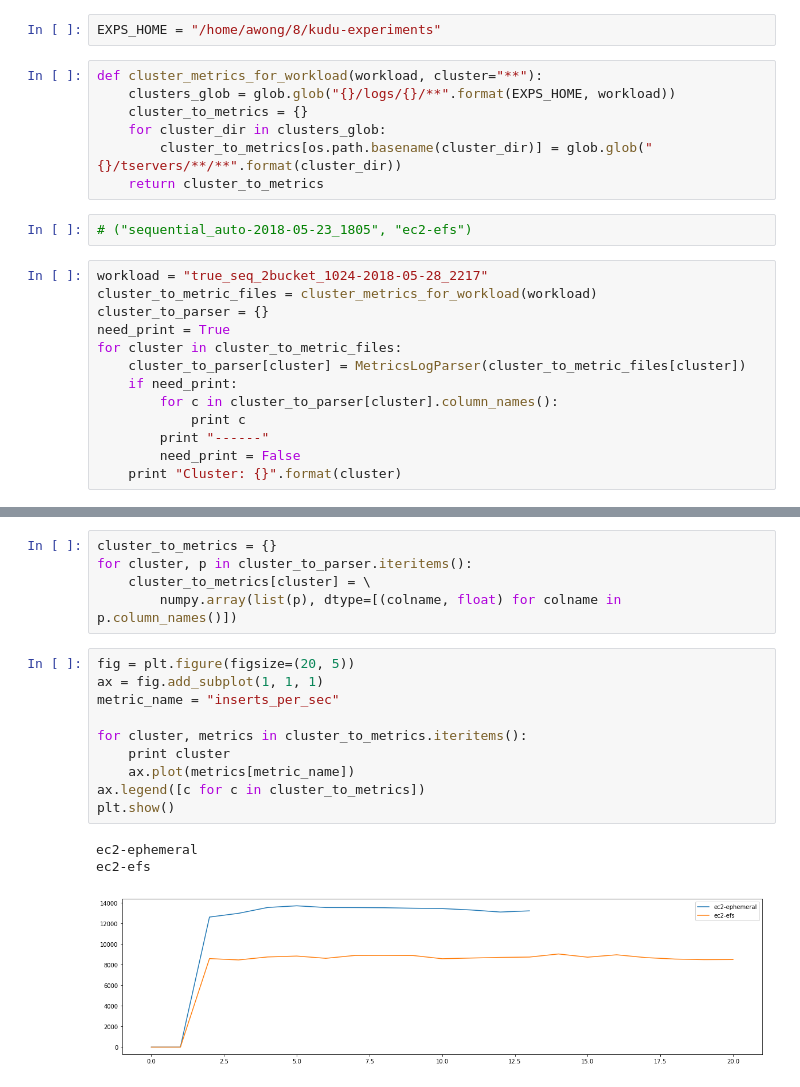
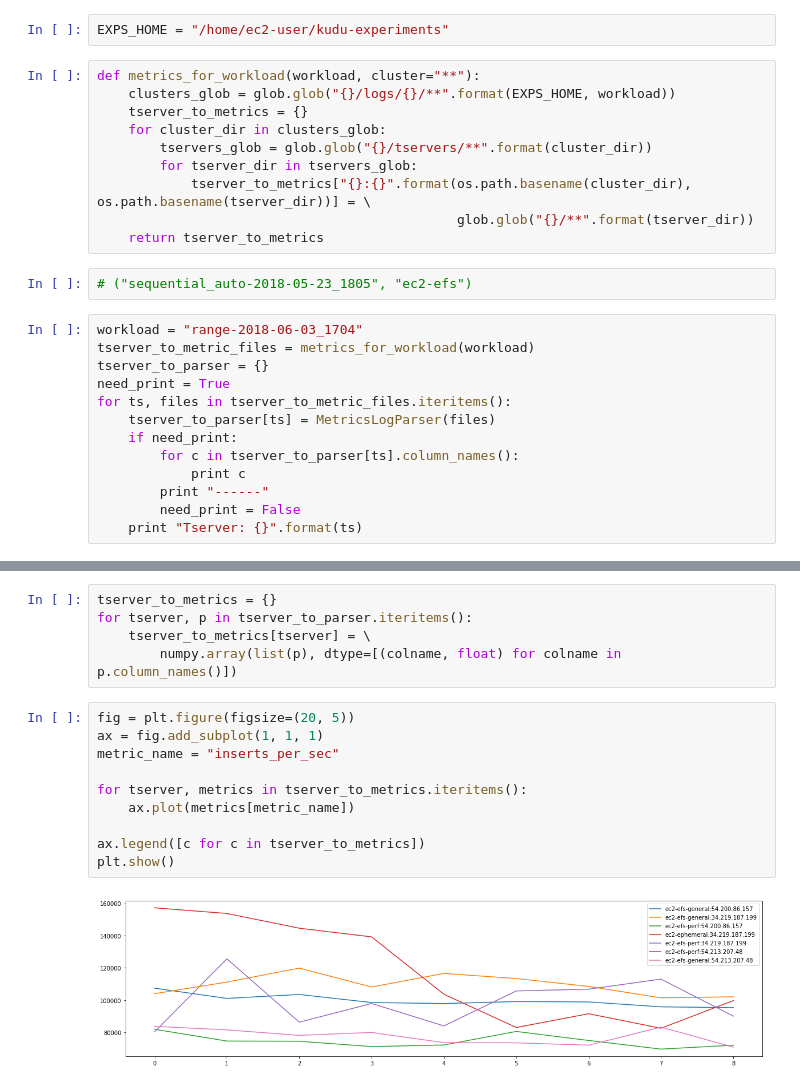
Before and after one commit to andrwng/kudu-experiments, a Jupyter notebook: KuduExperiments.ipynb, the cells around one changed output, grey strips where cells are left out. Saved outputs shown, nothing was run; the diff lists cells and outputs as text.

```diff
--- a/KuduExperiments.ipynb
+++ b/KuduExperiments.ipynb
@@ -5,29 +5,32 @@ import numpy
 import os
 from matplotlib import pyplot as plt
 # %%
-EXPS_HOME = "/home/awong/8/kudu-experiments"
+EXPS_HOME = "/home/ec2-user/kudu-experiments"
 # %%
-def cluster_metrics_for_workload(workload, cluster="**"):
+def metrics_for_workload(workload, cluster="**"):
     clusters_glob = glob.glob("{}/logs/{}/**".format(EXPS_HOME, workload))
-    cluster_to_metrics = {}
+    tserver_to_metrics = {}
     for cluster_dir in clusters_glob:
-        cluster_to_metrics[os.path.basename(cluster_dir)] = glob.glob("{}/tservers/**/**".format(cluster_dir))
-    return cluster_to_metrics
+        tservers_glob = glob.glob("{}/tservers/**".format(cluster_dir))
+        for tserver_dir in tservers_glob:
+            tserver_to_metrics["{}:{}".format(os.path.basename(cluster_dir), os.path.basename(tserver_dir))] = \
+                                              glob.glob("{}/**".format(tserver_dir))
+    return tserver_to_metrics
 # %%
 # ("sequential_auto-2018-05-23_1805", "ec2-efs")
 # %%
-workload = "true_seq_2bucket_1024-2018-05-28_2217"
-cluster_to_metric_files = cluster_metrics_for_workload(workload)
-cluster_to_parser = {}
+workload = "range-2018-06-03_1704"
+tserver_to_metric_files = metrics_for_workload(workload)
+tserver_to_parser = {}
 need_print = True
-for cluster in cluster_to_metric_files:
-    cluster_to_parser[cluster] = MetricsLogParser(cluster_to_metric_files[cluster])
+for ts, files in tserver_to_metric_files.iteritems():
+    tserver_to_parser[ts] = MetricsLogParser(files)
     if need_print:
-        for c in cluster_to_parser[cluster].column_names():
+        for c in tserver_to_parser[ts].column_names():
             print c
         print "------"
         need_print = False
-    print "Cluster: {}".format(cluster)
+    print "Tserver: {}".format(ts)
 # %% [output]
 time
 mrs_size
@@ -49,19 +52,17 @@ Cluster: ec2-efs
 # %%
-cluster_to_metrics = {}
-for cluster, p in cluster_to_parser.iteritems():
-    cluster_to_metrics[cluster] = \
+tserver_to_metrics = {}
+for tserver, p in tserver_to_parser.iteritems():
+    tserver_to_metrics[tserver] = \
         numpy.array(list(p), dtype=[(colname, float) for colname in p.column_names()])
 # %%
 fig = plt.figure(figsize=(20, 5))
 ax = fig.add_subplot(1, 1, 1)
 metric_name = "inserts_per_sec"
 
-for cluster, metrics in cluster_to_metrics.iteritems():
-    print cluster
+for tserver, metrics in tserver_to_metrics.iteritems():
     ax.plot(metrics[metric_name])
-ax.legend([c for c in cluster_to_metrics])
+
+ax.legend([c for c in tserver_to_metrics])
 plt.show()
 # %% [output]
-ec2-ephemeral
-ec2-efs
-[figure, old version]
+[figure, new version]
```
Also changed, not shown: parts of 1 cell of this notebook, 6 other files.
